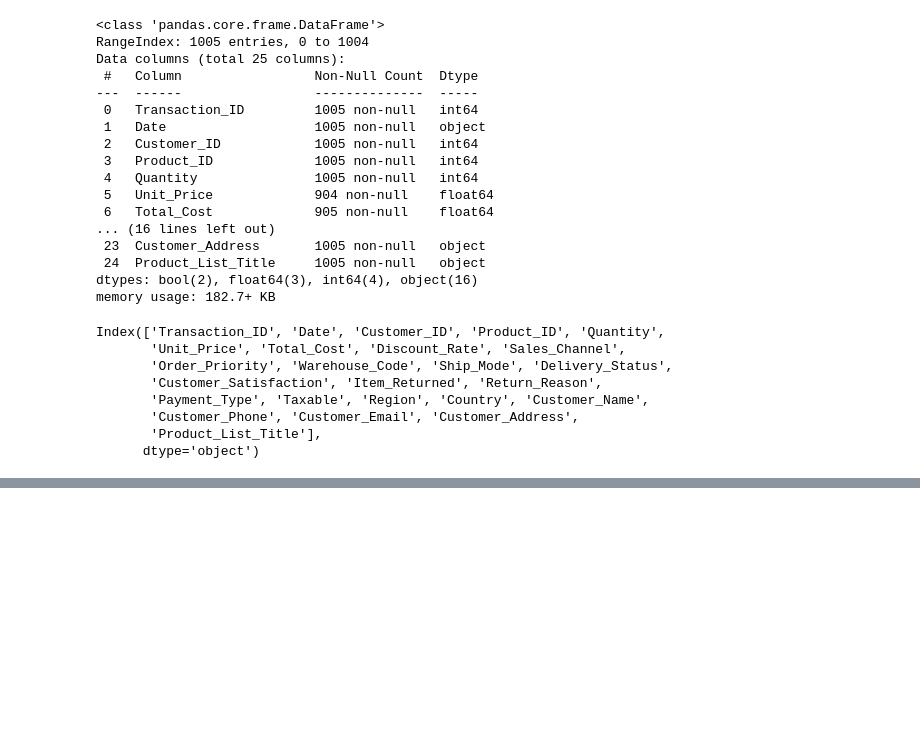
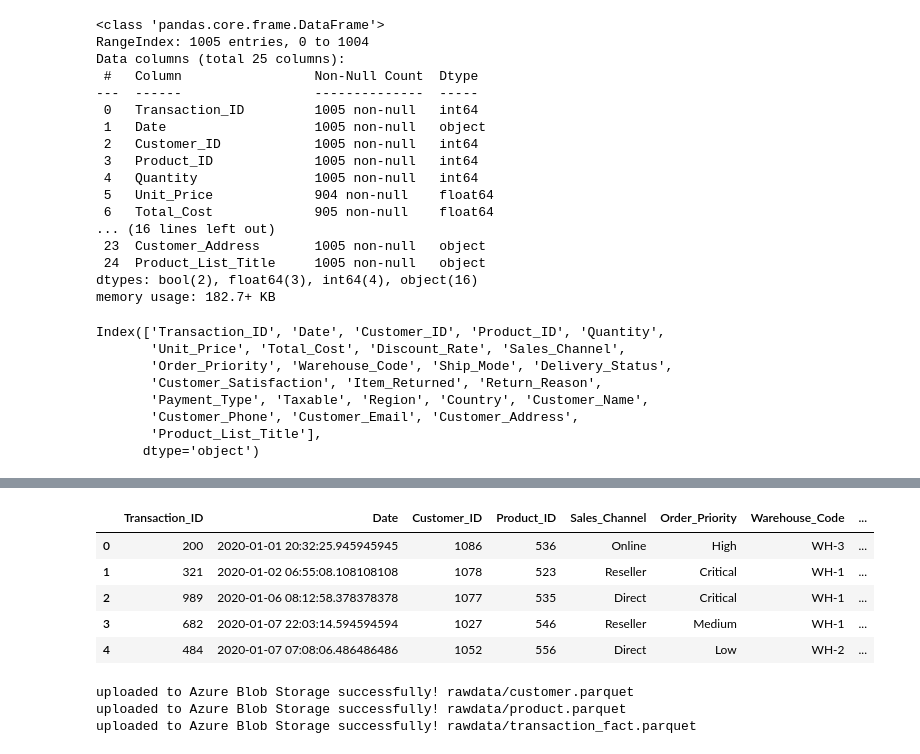
Before and after one commit to dibanga2800/ziko_logistics, a Jupyter notebook: notebook/etl_pipeline.ipynb, the cells around one changed output, grey strips where cells are left out. Drawn from its saved outputs; the diff is of its cells as text; code cells hidden in the pictures; blank space fills up the shorter version.

```diff
--- a/notebook/etl_pipeline.ipynb
+++ b/notebook/etl_pipeline.ipynb
@@ -49,0 +116,2 @@ Index(['Transaction_ID', 'Date', 'Customer_ID', 'Product_ID', 'Quantity',
+# %%
+ziko_df['Date']= pd.to_datetime(ziko_df['Date'], errors='coerce')
@@ -49,0 +149,4 @@ Index(['Transaction_ID', 'Date', 'Customer_ID', 'Product_ID', 'Quantity',
+# %%
+#Customer Table
+customer =ziko_df[['Customer_ID', 'Customer_Name', 'Customer_Email', 'Customer_Phone', 'Customer_Address']].copy().drop_duplicates().reset_index(drop=True)
+customer.head()
@@ -49,0 +164,4 @@ Index(['Transaction_ID', 'Date', 'Customer_ID', 'Product_ID', 'Quantity',
+# %%
+#product Table
+product = ziko_df[['Product_ID', 'Product_List_Title', 'Quantity', 'Unit_Price', 'Total_Cost','Discount_Rate']].copy().drop_duplicates().reset_index(drop=True)
+product.head()
@@ -49,0 +175,15 @@ Index(['Transaction_ID', 'Date', 'Customer_ID', 'Product_ID', 'Quantity',
+# %%
+#Transaction Fact Table
+transaction_fact = ziko_df.merge(customer, on =['Customer_ID', 'Customer_Name', 'Customer_Email', 'Customer_Phone', 'Customer_Address'], how ='left' ) \
+                          .merge(product, on=['Product_ID', 'Product_List_Title', 'Quantity', 'Unit_Price', 'Total_Cost',], how ='left') \
+                          [['Transaction_ID', 'Date', 'Customer_ID', 'Product_ID','Sales_Channel','Order_Priority', \
+                            'Warehouse_Code', 'Ship_Mode', 'Delivery_Status', 'Customer_Satisfaction', 'Item_Returned', 'Return_Reason','Payment_Type', 'Taxable', 'Region', 'Country']]
+# %%
+transaction_fact.head()
+# %% [output]
+|  | Transaction_ID | Date | Customer_ID | Product_ID | Sales_Channel | Order_Priority | Warehouse_Code | ... |
+| 0 | 200 | 2020-01-01 20:32:25.945945945 | 1086 | 536 | Online | High | WH-3 | ... |
+| 1 | 321 | 2020-01-02 06:55:08.108108108 | 1078 | 523 | Reseller | Critical | WH-1 | ... |
+| 2 | 989 | 2020-01-06 08:12:58.378378378 | 1077 | 535 | Direct | Critical | WH-1 | ... |
+| 3 | 682 | 2020-01-07 22:03:14.594594594 | 1027 | 546 | Reseller | Medium | WH-1 | ... |
+| 4 | 484 | 2020-01-07 07:08:06.486486486 | 1052 | 556 | Direct | Low | WH-2 | ... |
@@ -49,0 +220,8 @@ Index(['Transaction_ID', 'Date', 'Customer_ID', 'Product_ID', 'Quantity',
+# %%
+upload_df_to_blob_as_parquet(customer, container_client, 'rawdata/customer.parquet')
+upload_df_to_blob_as_parquet(product, container_client, 'rawdata/product.parquet')
+upload_df_to_blob_as_parquet(transaction_fact, container_client, 'rawdata/transaction_fact.parquet')
+# %% [output]
+uploaded to Azure Blob Storage successfully! rawdata/customer.parquet
+uploaded to Azure Blob Storage successfully! rawdata/product.parquet
+uploaded to Azure Blob Storage successfully! rawdata/transaction_fact.parquet
```
Also changed, not shown: parts of 14 cells of this notebook, 1 other file.
